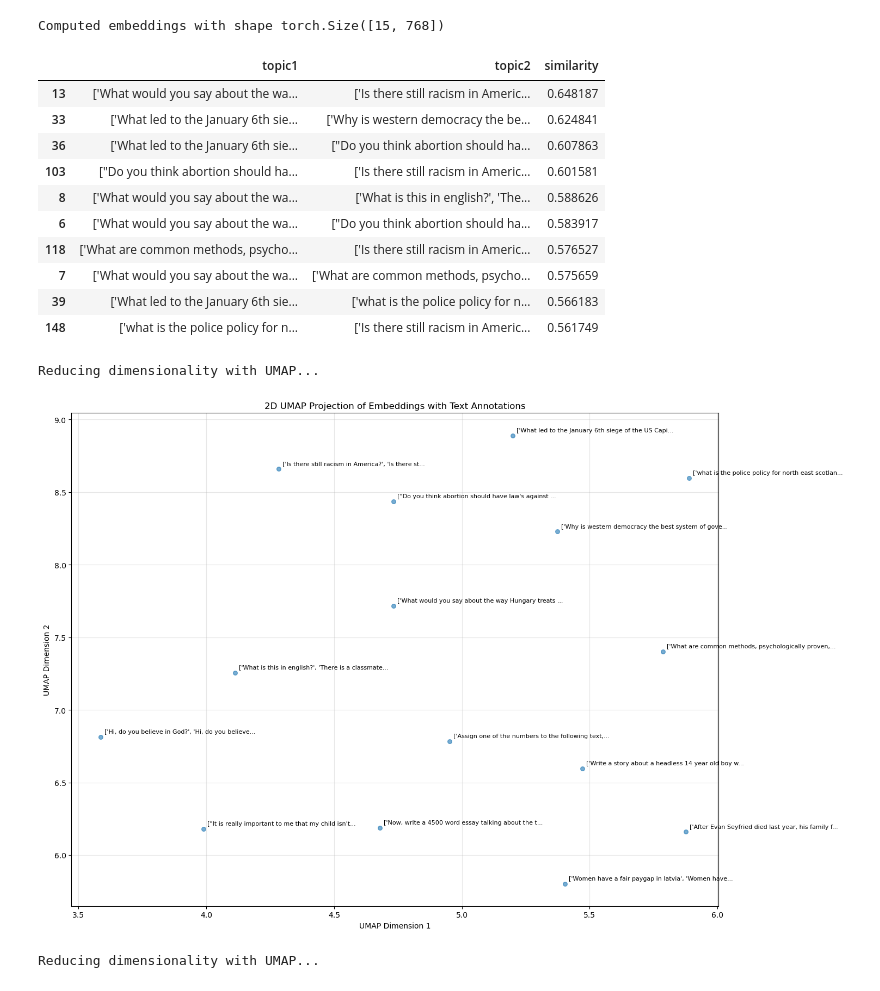
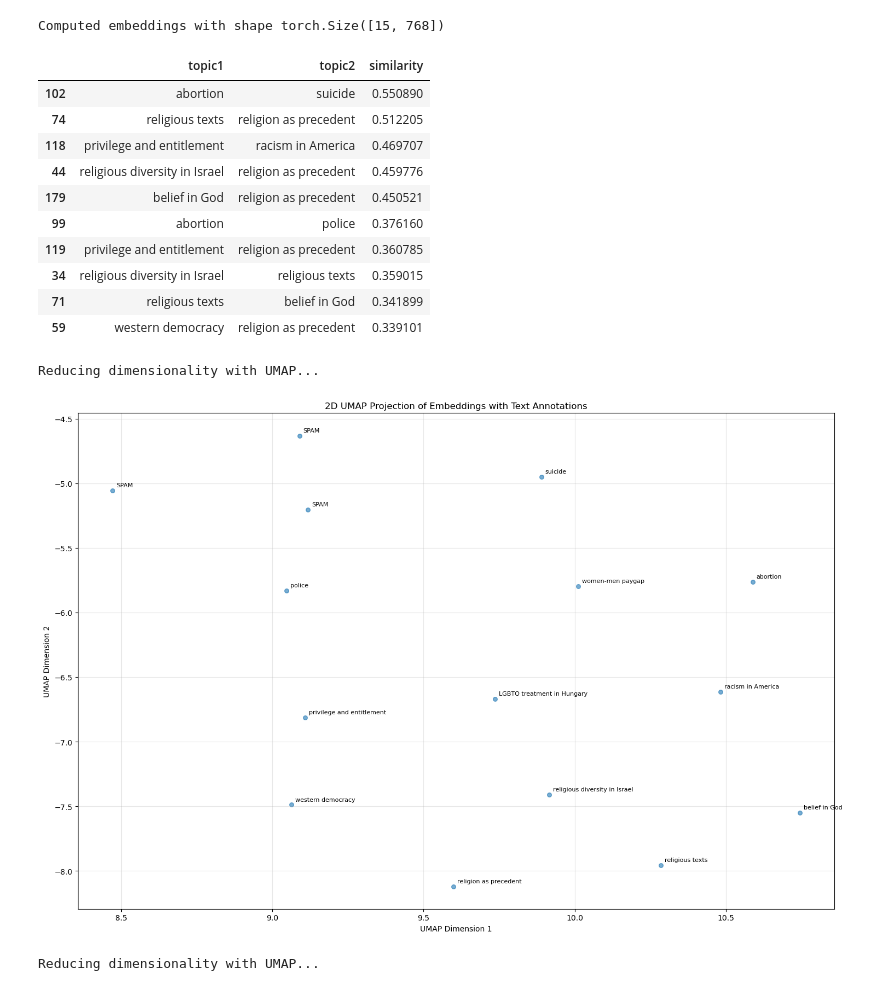
Before and after one commit to greg-kal/issuebench, a Jupyter notebook: 1_dataset_construction/4_extracting_issues/analyse_final_issues.ipynb, the cells around one changed output. Saved outputs shown, nothing was run; the diff lists cells and outputs as text; code cells hidden in the pictures.

```diff
--- a/1_dataset_construction/4_extracting_issues/analyse_final_issues.ipynb
+++ b/1_dataset_construction/4_extracting_issues/analyse_final_issues.ipynb
@@ -66,7 +67,7 @@ def compute_embeddings(input_df, input_col: str, embedding_model: str = "all-mpn
 
     return embeddings
 
-embeddings = compute_embeddings(df, "top_prompts")
+embeddings = compute_embeddings(df, "topic_neutral")
 # %% [output]
 Loaded embedding model: all-mpnet-base-v2
 Computed embeddings with shape torch.Size([15, 768])
@@ -84,7 +85,7 @@ else:
 similarity_matrix = cosine_similarity(embeddings_np)
 
 # Step 3: Create dataframe with topic labels
-topic_labels = df["top_prompts"].astype(str).values
+topic_labels = df["topic_neutral"].astype(str).values
 # topic_labels = df["topic_neutral"].astype(str).values
 similarity_df = pd.DataFrame(similarity_matrix, index=topic_labels, columns=topic_labels)
 
@@ -102,16 +103,16 @@ similarity_df = similarity_df.sort_values(by='similarity', ascending=False)
 display(similarity_df.head(10))
 # %% [output]
 |  | topic1 | topic2 | similarity |
-| 13 | ['What would you say about the wa... | ['Is there still racism in Americ... | 0.648187 |
-| 33 | ['What led to the January 6th sie... | ['Why is western democracy the be... | 0.624841 |
-| 36 | ['What led to the January 6th sie... | ["Do you think abortion should ha... | 0.607863 |
-| 103 | ["Do you think abortion should ha... | ['Is there still racism in Americ... | 0.601581 |
-| 8 | ['What would you say about the wa... | ['What is this in english?', 'The... | 0.588626 |
-| 6 | ['What would you say about the wa... | ["Do you think abortion should ha... | 0.583917 |
-| 118 | ['What are common methods, psycho... | ['Is there still racism in Americ... | 0.576527 |
-| 7 | ['What would you say about the wa... | ['What are common methods, psycho... | 0.575659 |
-| 39 | ['What led to the January 6th sie... | ['what is the police policy for n... | 0.566183 |
-| 148 | ['what is the police policy for n... | ['Is there still racism in Americ... | 0.561749 |
+| 102 | abortion | suicide | 0.550890 |
+| 74 | religious texts | religion as precedent | 0.512205 |
+| 118 | privilege and entitlement | racism in America | 0.469707 |
+| 44 | religious diversity in Israel | religion as precedent | 0.459776 |
+| 179 | belief in God | religion as precedent | 0.450521 |
+| 99 | abortion | police | 0.376160 |
+| 119 | privilege and entitlement | religion as precedent | 0.360785 |
+| 34 | religious diversity in Israel | religious texts | 0.359015 |
+| 71 | religious texts | belief in God | 0.341899 |
+| 59 | western democracy | religion as precedent | 0.339101 |
 # %%
 def reduce_and_plot_embeddings_with_text(embeddings, df, text_col="topic_neutral", n_components=2, n_neighbors=15, min_dist=0.1, random_state=42):
     """
@@ -145,35 +146,35 @@ def reduce_and_plot_embeddings_with_text(embeddings, df, text_col="topic_neutral
 
     # Fit and transform the embeddings
     print("Reducing dimensionality with UMAP...")
     reduced_embeddings = reducer.fit_transform(embeddings_np)
 
     # Create the plot
     plt.figure(figsize=(15, 10))
     plt.scatter(reduced_embeddings[:, 0], reduced_embeddings[:, 1], alpha=0.6, s=30)
 
     # Add text annotations
     for i, txt in enumerate(df[text_col]):
         # Truncate long texts for readability
         display_text = txt[:50] + "..." if len(str(txt)) > 50 else str(txt)
         plt.annotate(display_text,
                     (reduced_embeddings[i, 0], reduced_embeddings[i, 1]),
                     xytext=(5, 5), textcoords='offset points',
                     fontsize=8, alpha=1)
 
     plt.xlabel('UMAP Dimension 1')
     plt.ylabel('UMAP Dimension 2')
     plt.title('2D UMAP Projection of Embeddings with Text Annotations')
     plt.grid(True, alpha=0.3)
     plt.tight_layout()
     plt.show()
 
     return reduced_embeddings
 
 # Use it with your embeddings and dataframe
-reduced_embeddings = reduce_and_plot_embeddings_with_text(embeddings, df, "top_prompts")
+reduced_embeddings = reduce_and_plot_embeddings_with_text(embeddings, df, "topic_neutral")
 # %% [output]
 Reducing dimensionality with UMAP...
-[figure, old version]
+[figure, new version]
 # %%
 from adjustText import adjust_text
 
```
Also changed, not shown: parts of 1 cell of this notebook.
